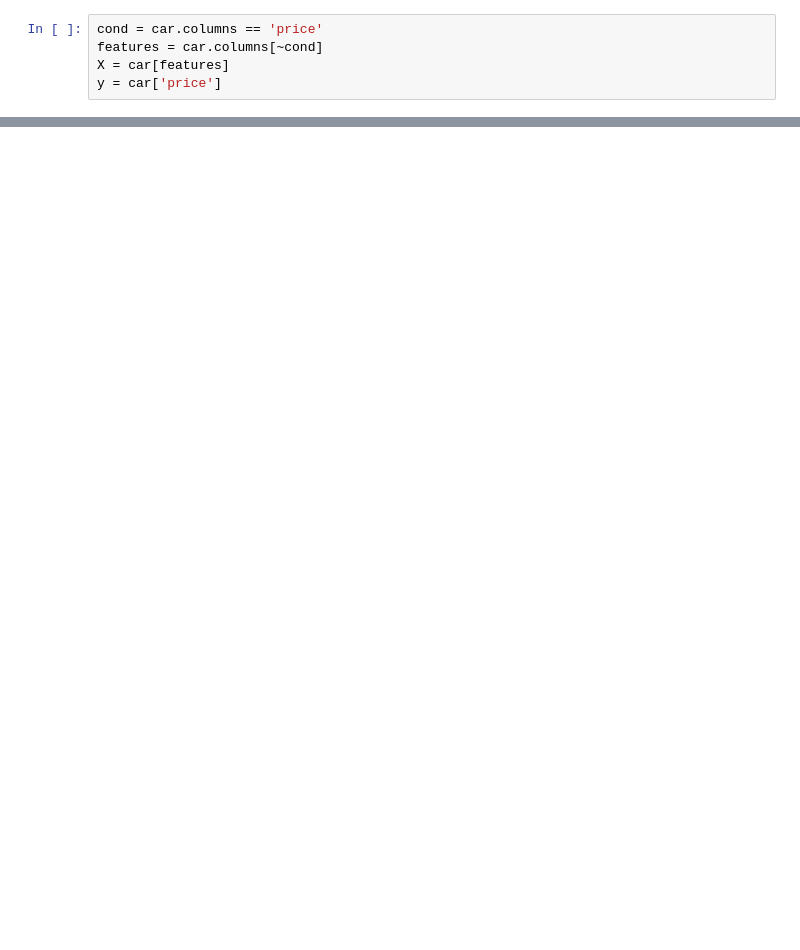
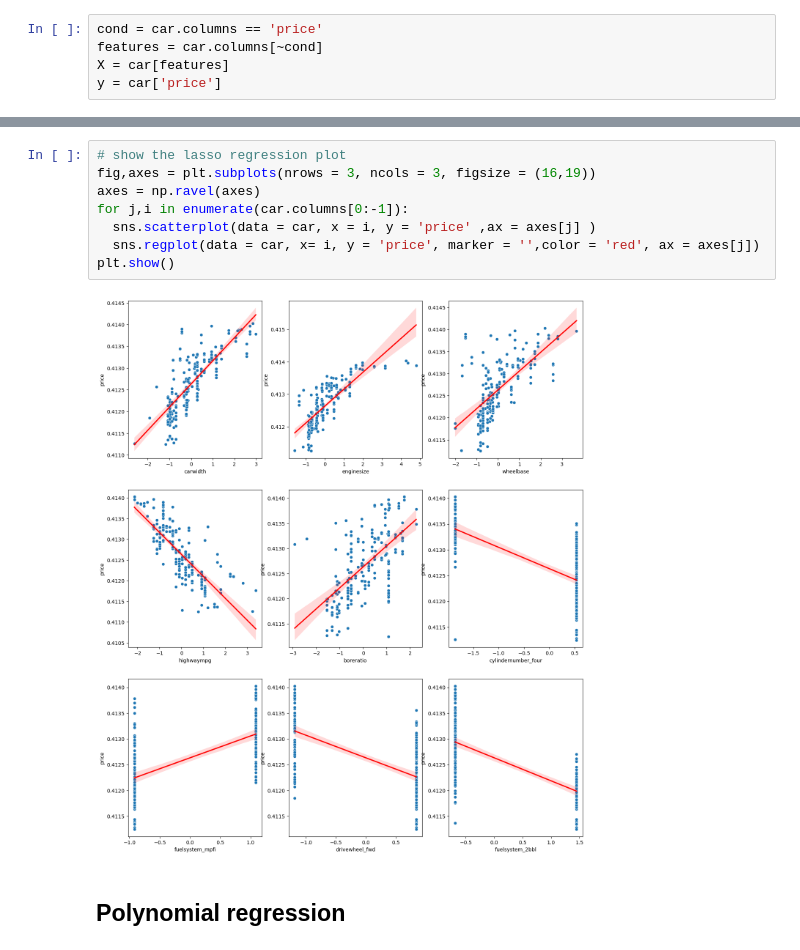
Before and after one commit to notfakearcher/yanjun, a Jupyter notebook: 01_topics/machine_learning/regression /polynomal.ipynb, the cells around one changed output, grey strips where cells are left out. Saved outputs shown, nothing was run; the diff lists cells and outputs as text; blank space fills up the shorter version.

```diff
--- a/01_topics/machine_learning/regression /polynomal.ipynb
+++ b/01_topics/machine_learning/regression /polynomal.ipynb
@@ -69,0 +164,12 @@ Notes:
+# %%
+# show the lasso regression plot
+fig,axes = plt.subplots(nrows = 3, ncols = 3, figsize = (16,19))
+axes = np.ravel(axes)
+for j,i in enumerate(car.columns[0:-1]):
+  sns.scatterplot(data = car, x = i, y = 'price' ,ax = axes[j] )
+  sns.regplot(data = car, x= i, y = 'price', marker = '',color = 'red', ax = axes[j])
+plt.show()
+# %% [output]
+[figure, added]
+# %% [markdown]
+## Polynomial regression
```
Also changed, not shown: parts of 29 cells of this notebook.
